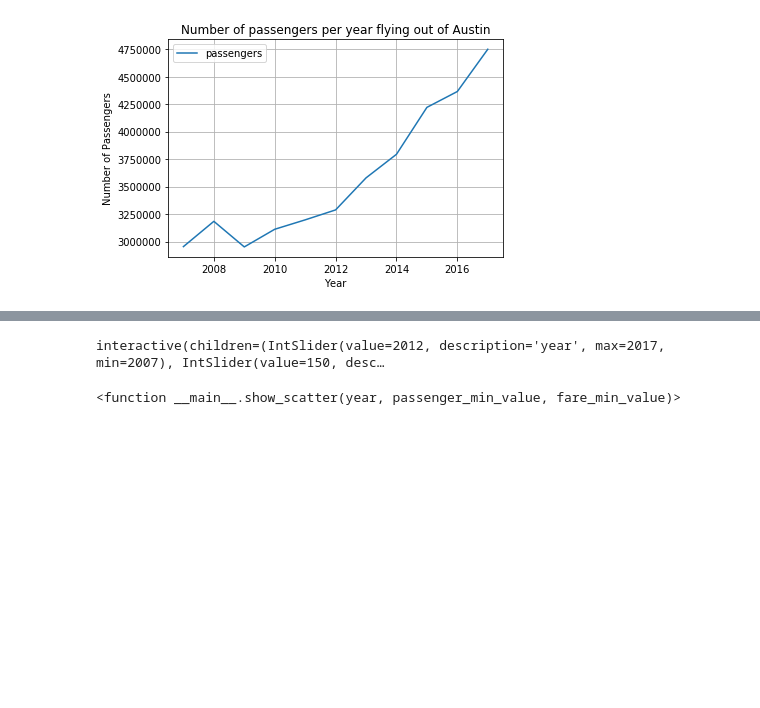
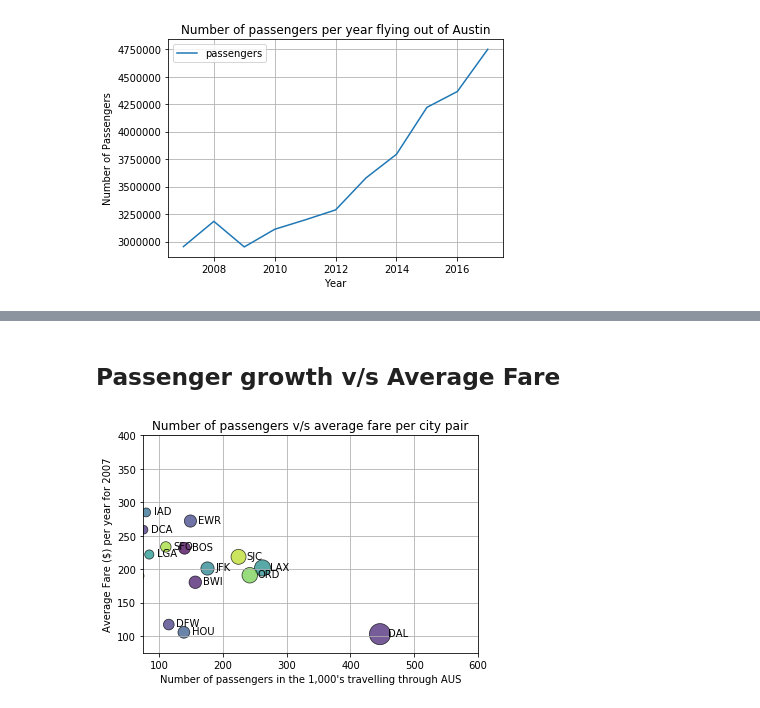
Before and after one commit to ddcruz/project-1, a Jupyter notebook: pyAUS.ipynb, the cells around one changed output, grey strips where cells are left out. Drawn from its saved outputs; the diff is of its cells as text; code cells hidden in the pictures; blank space fills up the shorter version.

```diff
--- a/pyAUS.ipynb
+++ b/pyAUS.ipynb
@@ -237,3 +255,5 @@ interactive(children=(IntSlider(value=2012, description='year', max=2017, min=20
+# %% [markdown]
+## Passenger growth v/s Average Fare
 # %%
 def show_scatter(year, passenger_min_value, fare_min_value):
     df = get_dataframe(year)
@@ -265,7 +285,7 @@ def show_scatter(year, passenger_min_value, fare_min_value):
     plt.savefig(f"./resources/images/{year}_AUS_passenger_min_value_{passenger_min_value}_average_fare_min_value_{fare_min_value}_scatter.png")
     plt.show()
 # %%
-interact(show_scatter, year=(2007, 2017, 1), passenger_min_value=(0, 300, 25), fare_min_value=(0, 400, 25))
+#interact(show_scatter, year=(2007, 2017, 1), passenger_min_value=(0, 300, 25), fare_min_value=(0, 400, 25))
+show_scatter(year=2007, passenger_min_value=75, fare_min_value=75)
 # %% [output]
-interactive(children=(IntSlider(value=2012, description='year', max=2017, min=2007), IntSlider(value=150, desc…
-<function __main__.show_scatter(year, passenger_min_value, fare_min_value)>
+[figure, added]
```
Also changed, not shown: parts of 13 cells of this notebook, 1 other file.
